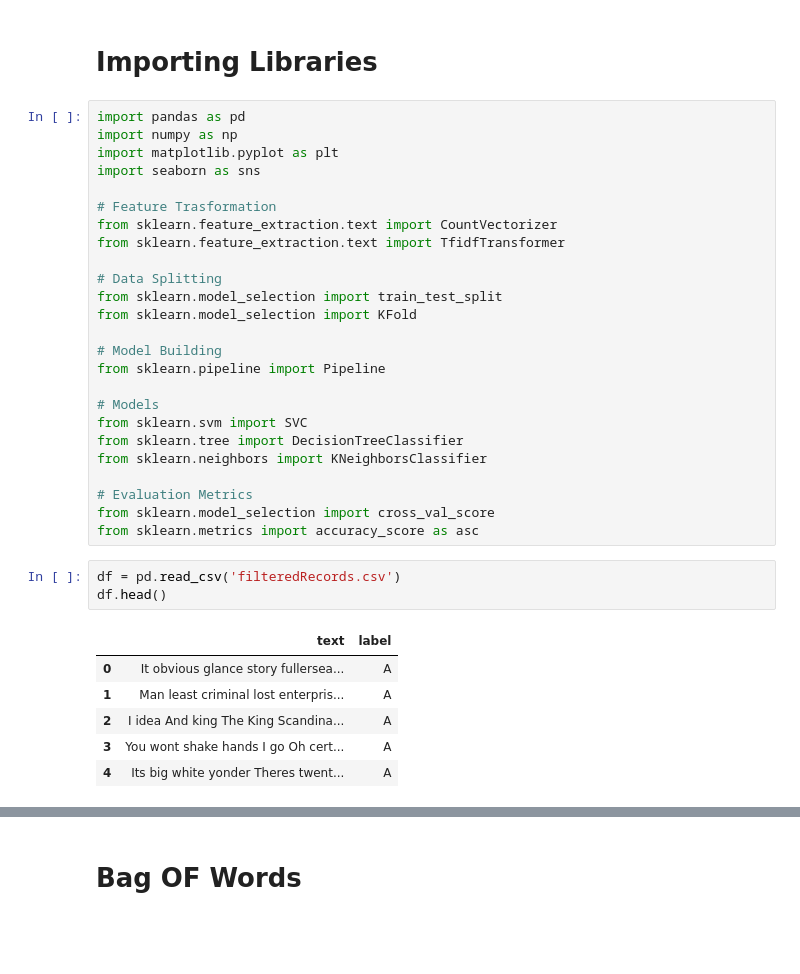
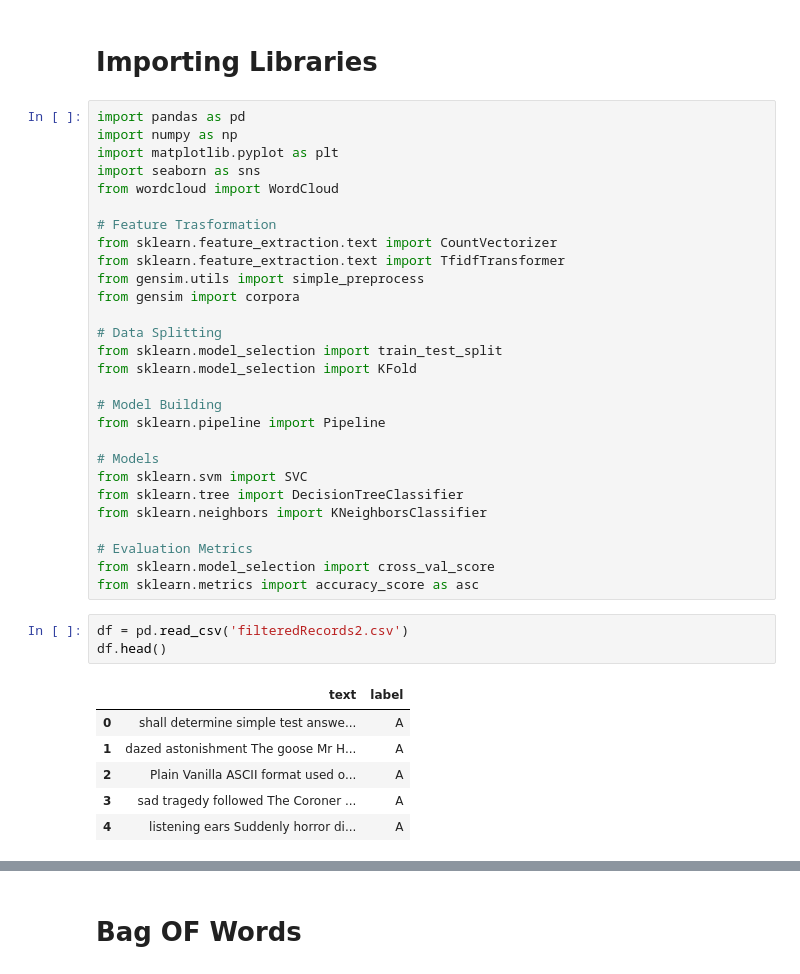
Before and after one commit to bhaskars9/Text-Classification, a Jupyter notebook: TextClassification.ipynb, the cells around one changed output, grey strips where cells are left out. Saved outputs shown, nothing was run; the diff lists cells and outputs as text; blank space fills up the shorter version.

```diff
--- a/TextClassification.ipynb
+++ b/TextClassification.ipynb
@@ -5,10 +5,13 @@ import pandas as pd
 import numpy as np
 import matplotlib.pyplot as plt
 import seaborn as sns
+from wordcloud import WordCloud
 
 # Feature Trasformation
 from sklearn.feature_extraction.text import CountVectorizer
 from sklearn.feature_extraction.text import TfidfTransformer
+from gensim.utils import simple_preprocess
+from gensim import corpora
 
 # Data Splitting
 from sklearn.model_selection import train_test_split
@@ -26,12 +29,12 @@ from sklearn.neighbors import KNeighborsClassifier
 from sklearn.model_selection import cross_val_score
 from sklearn.metrics import accuracy_score as asc
 # %%
-df = pd.read_csv('filteredRecords.csv')
+df = pd.read_csv('filteredRecords2.csv')
 df.head()
 # %% [output]
 |  | text | label |
-| 0 | It obvious glance story fullersea... | A |
-| 1 | Man least criminal lost enterpris... | A |
-| 2 | I idea And king The King Scandina... | A |
-| 3 | You wont shake hands I go Oh cert... | A |
-| 4 | Its big white yonder Theres twent... | A |
+| 0 | shall determine simple test answe... | A |
+| 1 | dazed astonishment The goose Mr H... | A |
+| 2 | Plain Vanilla ASCII format used o... | A |
+| 3 | sad tragedy followed The Coroner ... | A |
+| 4 | listening ears Suddenly horror di... | A |
```
Also changed, not shown: parts of 13 cells of this notebook, 4 other files.
